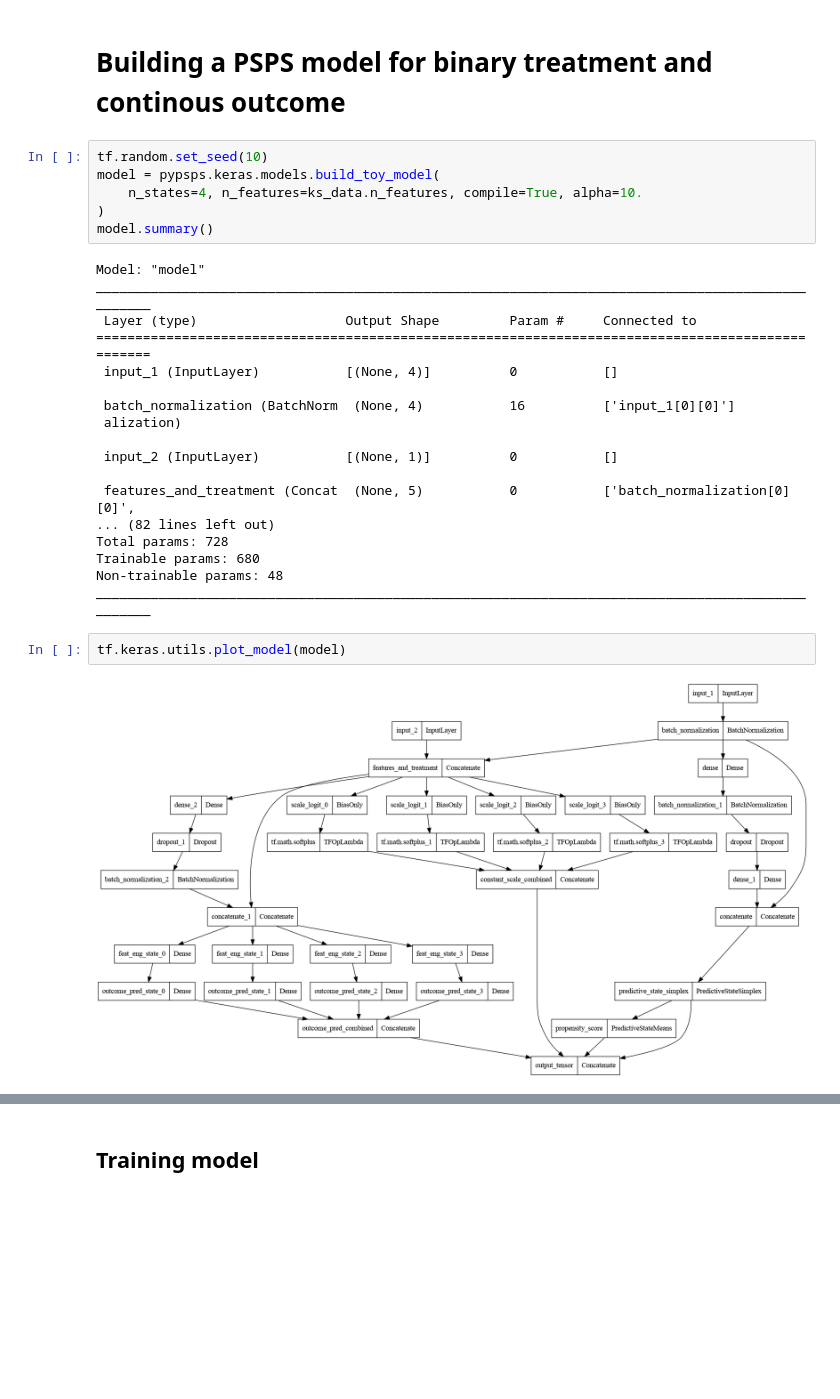
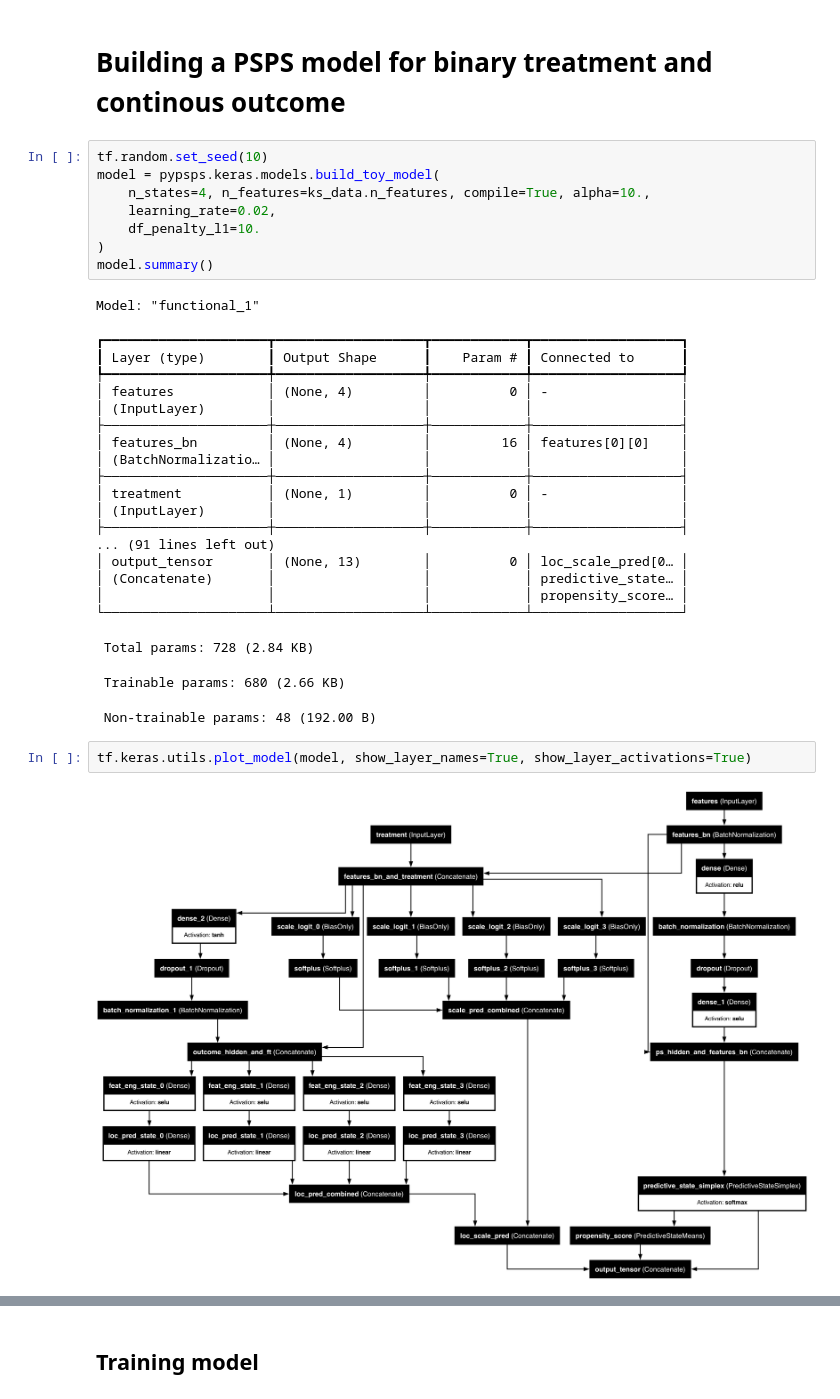
Before and after one commit to gmgeorg/pypsps, a Jupyter notebook: notebooks/pypsps_minimal_working_example.ipynb, the cells around one changed output, grey strips where cells are left out. Cells and saved outputs as stored; diff of their text form; blank space fills up the shorter version.

```diff
--- a/notebooks/pypsps_minimal_working_example.ipynb
+++ b/notebooks/pypsps_minimal_working_example.ipynb
@@ -51,28 +40,34 @@ ks_data.naive_ate()
 # %%
 tf.random.set_seed(10)
 model = pypsps.keras.models.build_toy_model(
-    n_states=4, n_features=ks_data.n_features, compile=True, alpha=10.
+    n_states=4, n_features=ks_data.n_features, compile=True, alpha=10.,
+    learning_rate=0.02,
+    df_penalty_l1=10.
 )
 model.summary()
 # %% [output]
-Model: "model"
-__________________________________________________________________________________________________
- Layer (type)                   Output Shape         Param #     Connected to
-==================================================================================================
- input_1 (InputLayer)           [(None, 4)]          0           []
-
- batch_normalization (BatchNorm  (None, 4)           16          ['input_1[0][0]']
- alization)
-
- input_2 (InputLayer)           [(None, 1)]          0           []
-
- features_and_treatment (Concat  (None, 5)           0           ['batch_normalization[0][0]',
-... (82 lines left out)
-Total params: 728
-Trainable params: 680
-Non-trainable params: 48
-__________________________________________________________________________________________________
+Model: "functional_1"
+┏━━━━━━━━━━━━━━━━━━━━━┳━━━━━━━━━━━━━━━━━━━┳━━━━━━━━━━━━┳━━━━━━━━━━━━━━━━━━━┓
+┃ Layer (type)        ┃ Output Shape      ┃    Param # ┃ Connected to      ┃
+┡━━━━━━━━━━━━━━━━━━━━━╇━━━━━━━━━━━━━━━━━━━╇━━━━━━━━━━━━╇━━━━━━━━━━━━━━━━━━━┩
+│ features            │ (None, 4)         │          0 │ -                 │
+│ (InputLayer)        │                   │            │                   │
+├─────────────────────┼───────────────────┼────────────┼───────────────────┤
+│ features_bn         │ (None, 4)         │         16 │ features[0][0]    │
+│ (BatchNormalizatio… │                   │            │                   │
+├─────────────────────┼───────────────────┼────────────┼───────────────────┤
+│ treatment           │ (None, 1)         │          0 │ -                 │
+│ (InputLayer)        │                   │            │                   │
+├─────────────────────┼───────────────────┼────────────┼───────────────────┤
+... (91 lines left out)
+│ output_tensor       │ (None, 13)        │          0 │ loc_scale_pred[0… │
+│ (Concatenate)       │                   │            │ predictive_state… │
+│                     │                   │            │ propensity_score… │
+└─────────────────────┴───────────────────┴────────────┴───────────────────┘
+ Total params: 728 (2.84 KB)
+ Trainable params: 680 (2.66 KB)
+ Non-trainable params: 48 (192.00 B)
 # %%
-tf.keras.utils.plot_model(model)
+tf.keras.utils.plot_model(model, show_layer_names=True, show_layer_activations=True)
 # %% [output]
-[figure, old version]
+[figure, new version]
```
Also changed, not shown: parts of 20 cells of this notebook, 15 other files.
